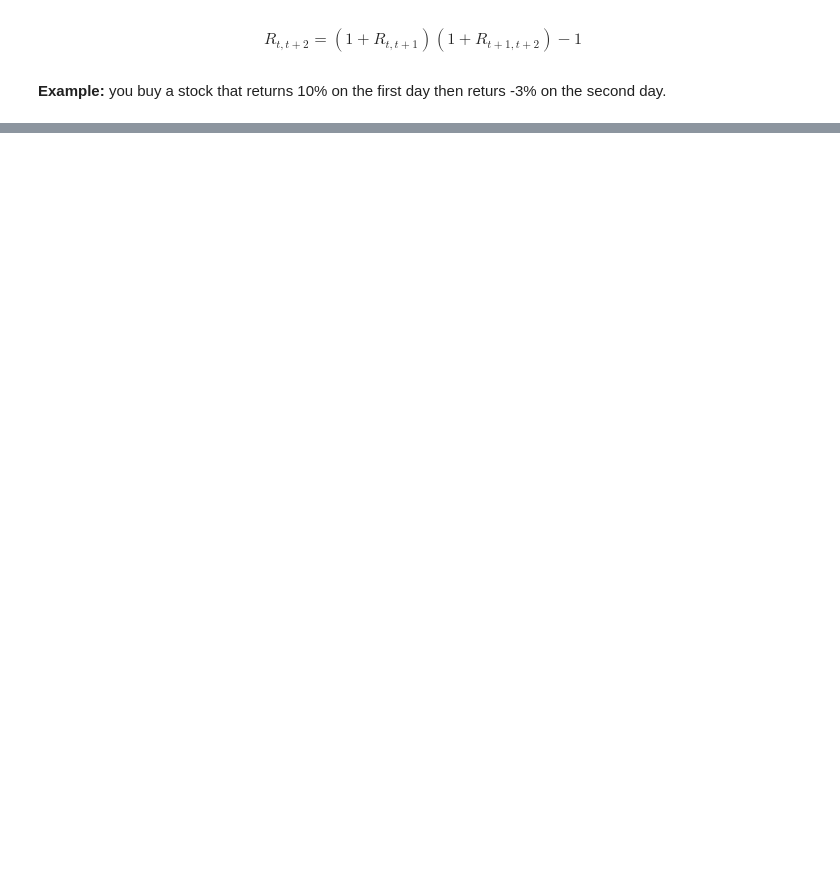
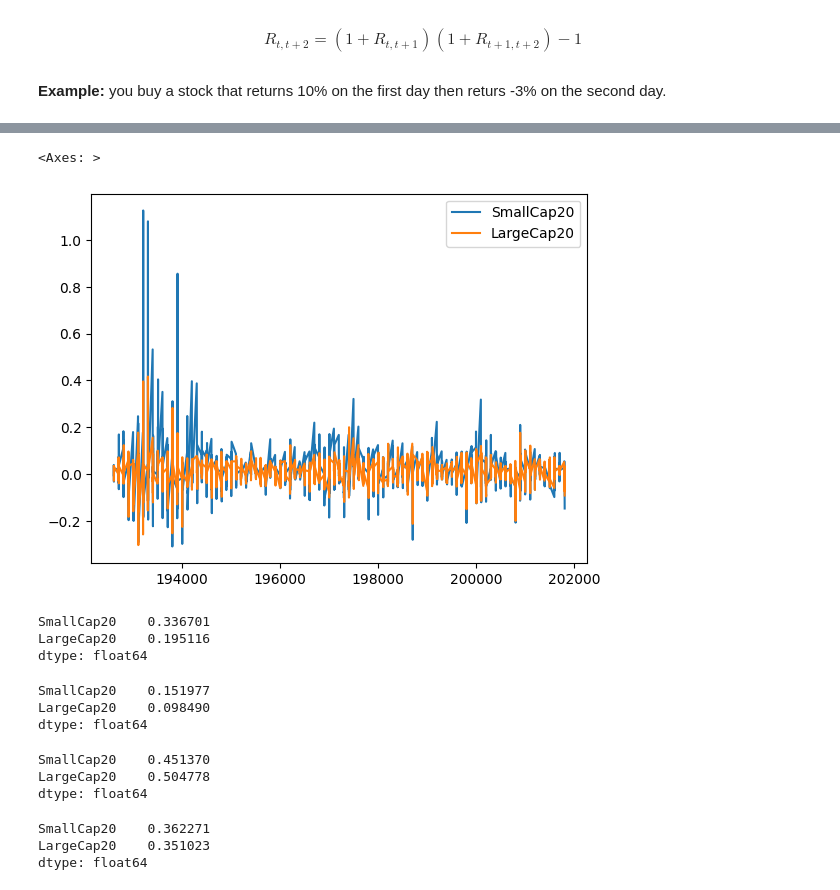
Before and after one commit to jujopo/introduction-portfolio-construction-and-analysis-with-python, a Jupyter notebook: notebooks/portfolio-construction-and-analysis/module_1_analysing_returns.ipynb, the cells around one changed output, grey strips where cells are left out. Saved outputs shown, nothing was run; the diff lists cells and outputs as text; code cells hidden in the pictures; blank space fills up the shorter version.

```diff
--- a/notebooks/portfolio-construction-and-analysis/module_1_analysing_returns.ipynb
+++ b/notebooks/portfolio-construction-and-analysis/module_1_analysing_returns.ipynb
@@ -51,0 +502,7 @@ $$ (1+0.10)(1-0.03)-1 $$
+# %%
+returns = pd.read_csv('../../data/Portfolios_Formed_on_ME_monthly_EW.csv',
+            header = 0, index_col = 0, parse_dates = True, na_values = -99.99)
+# %%
+cols = ['Lo 20', 'Hi 20']
+returns = returns[cols]
+returns.head()
@@ -51,0 +516,3 @@ $$ (1+0.10)(1-0.03)-1 $$
+# %%
+returns = returns / 100
+returns.head()
@@ -51,0 +532,3 @@ $$ (1+0.10)(1-0.03)-1 $$
+# %%
+returns.columns = ['SmallCap20', 'LargeCap20']
+returns
@@ -51,0 +549,36 @@ $$ (1+0.10)(1-0.03)-1 $$
+# %%
+returns.plot.line()
+# %% [output]
+<Axes: >
+[figure, added]
+# %%
+annualized_vol = returns.std() * np.sqrt(12)
+annualized_vol
+# %% [output]
+SmallCap20    0.336701
+LargeCap20    0.195116
+dtype: float64
+# %%
+n_months = returns.shape[0]
+annualized_return = (returns + 1).prod() ** (12/n_months) - 1
+annualized_return
+# %% [output]
+SmallCap20    0.151977
+LargeCap20    0.098490
+dtype: float64
+# %%
+annualized_return / annualized_vol
+# %% [output]
+SmallCap20    0.451370
+LargeCap20    0.504778
+dtype: float64
+# %%
+riskfree_rate = 0.03
+
+excess_return = annualized_return - riskfree_rate
+sharpe_ratio = excess_return / annualized_vol
+sharpe_ratio
+# %% [output]
+SmallCap20    0.362271
+LargeCap20    0.351023
+dtype: float64
```
Also changed, not shown: parts of 119 cells of this notebook, 1 other file.
